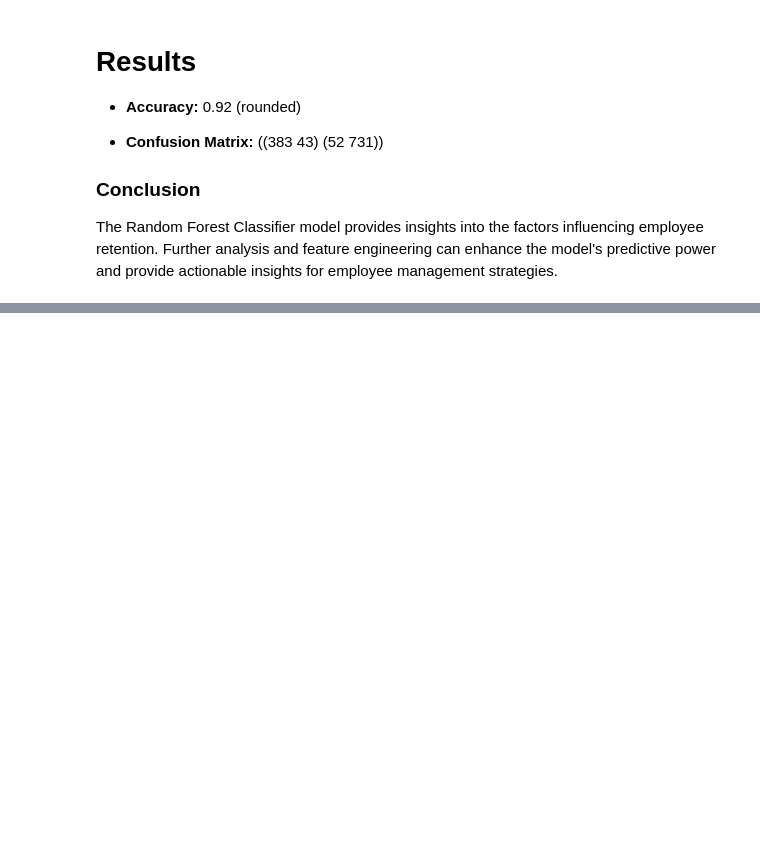
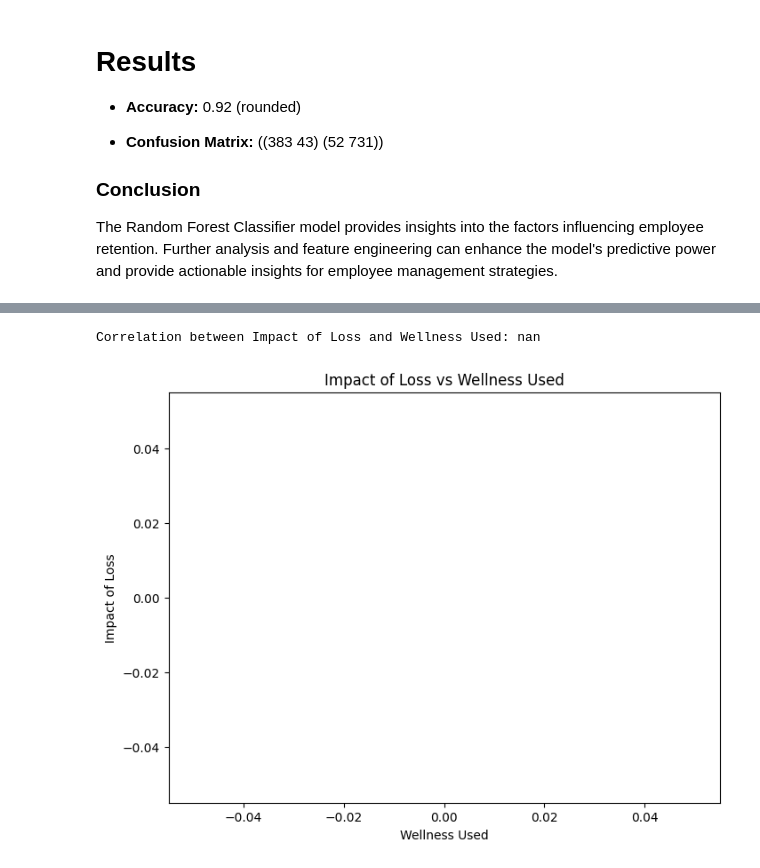
Before and after one commit to Jelilat25/Employee-Wellness-Performance-and-Retention-Analysis, a Jupyter notebook: People Data Analysis.ipynb, the cells around one changed output, grey strips where cells are left out. Saved outputs shown, nothing was run; the diff lists cells and outputs as text; code cells hidden in the pictures; blank space fills up the shorter version.

```diff
--- a/People Data Analysis.ipynb
+++ b/People Data Analysis.ipynb
@@ -559,3 +559,20 @@ Confusion Matrix:
 
 ### Conclusion
 The Random Forest Classifier model provides insights into the factors influencing employee retention. Further analysis and feature engineering can enhance the model's predictive power and provide actionable insights for employee management strategies.
+# %%
+import pandas as pd
+df_1 = pd.read_excel('/kaggle/input/wellness2/2.xlsx', sheet_name = 'Diversity Data')
+
+df_2 = pd.read_excel('/kaggle/input/wellness2/2.xlsx', sheet_name = '2023 Overtime Hours')
+
+df_3 = pd.read_excel('/kaggle/input/wellness2/2.xlsx', sheet_name = '2022 Overtime Hours')
+
+df_4 = pd.read_excel('/kaggle/input/wellness2/2.xlsx', sheet_name = '2022 Attrition Data')
+
+df_5 = pd.read_excel('/kaggle/input/wellness2/2.xlsx', sheet_name = '2023 Attrition Data')
+
+df_6 = pd.read_excel('/kaggle/input/wellness2/2.xlsx', sheet_name = '2023 Talent Review Data')
+
+df_7 = pd.read_excel('/kaggle/input/wellness2/2.xlsx', sheet_name = '2023 Performance Data')
+
+df_8 = pd.read_excel('/kaggle/input/wellness2/2.xlsx', sheet_name = '2022 Performance Data')
@@ -561,0 +597,29 @@ The Random Forest Classifier model provides insights into the factors influencin
+# %%
+
+merged_df.reset_index(drop=True, inplace=True)
+df_6.reset_index(drop=True, inplace=True)
+
+# Merge the dataframes on the common keys 'Employee ID' and 'Employee Number'
+merged_data = pd.merge(merged_df[['Employee ID', 'Wellness - Used_x']],
+                       df_6[['Employee Number', 'Impact of Loss ']], left_on='Employee ID',
+                       right_on='Employee Number', how='outer')
+
+# Handle non-numeric values and convert data to numeric
+merged_data['Wellness - Used_x'] = pd.to_numeric(merged_data['Wellness - Used_x'], errors='coerce')
+merged_data['Impact of Loss '] = pd.to_numeric(merged_data['Impact of Loss '], errors='coerce')
+
+# Calculate the correlation between "Impact of Loss" and "Wellness Used"
+correlation = merged_data['Impact of Loss '].corr(merged_data['Wellness - Used_x'])
+
+print("Correlation between Impact of Loss and Wellness Used:", correlation)
+
+# Plot the scatterplot to visualize the relationship
+plt.figure(figsize=(8, 6))
+sns.scatterplot(x='Wellness - Used_x', y='Impact of Loss ', data=merged_data)
+plt.title('Impact of Loss vs Wellness Used')
+plt.xlabel('Wellness Used')
+plt.ylabel('Impact of Loss')
+plt.show()
+# %% [output]
+Correlation between Impact of Loss and Wellness Used: nan
+[figure, added]
```
Also changed, not shown: parts of 18 cells of this notebook.
